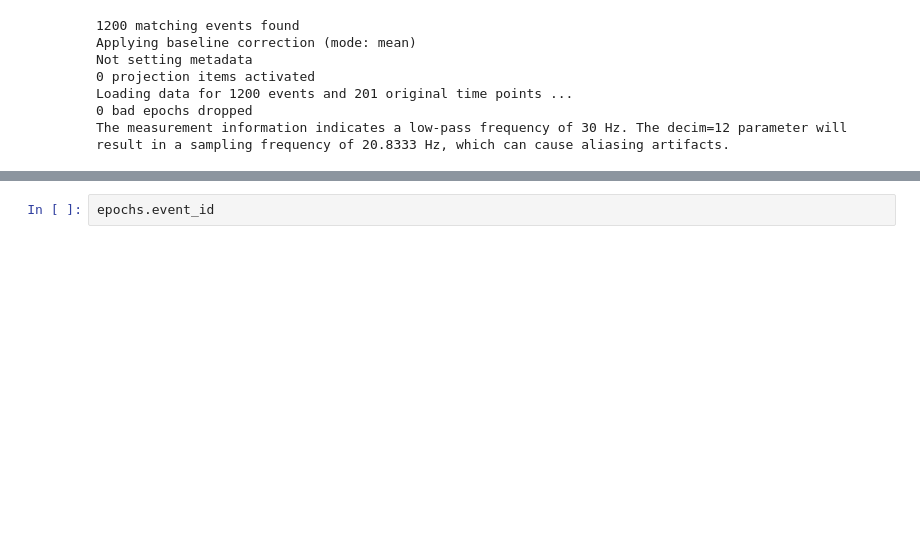
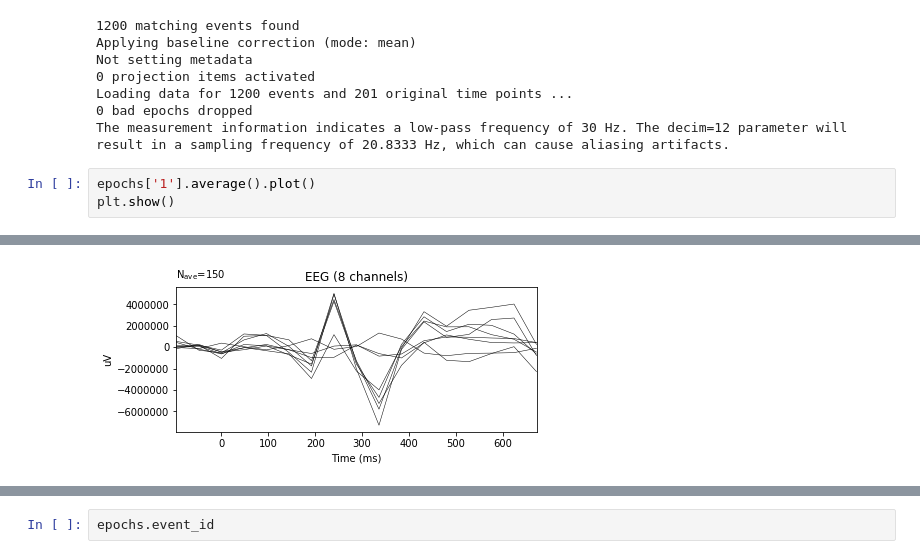
Before and after one commit to belya/p300-speller, a Jupyter notebook: p300-speller.ipynb, the cells around one changed output, grey strips where cells are left out. Saved outputs shown, nothing was run; the diff lists cells and outputs as text; blank space fills up the shorter version.

```diff
--- a/p300-speller.ipynb
+++ b/p300-speller.ipynb
@@ -146,3 +162,7 @@ Not setting metadata
 Loading data for 1200 events and 201 original time points ...
 0 bad epochs dropped
 The measurement information indicates a low-pass frequency of 30 Hz. The decim=12 parameter will result in a sampling frequency of 20.8333 Hz, which can cause aliasing artifacts.
+# %%
+epochs['1'].average().plot()
+plt.show()
+# %% [output]
@@ -148,0 +170 @@ The measurement information indicates a low-pass frequency of 30 Hz. The decim=1
+[figure, added]
```
Also changed, not shown: parts of 49 cells of this notebook, 1 other file.
